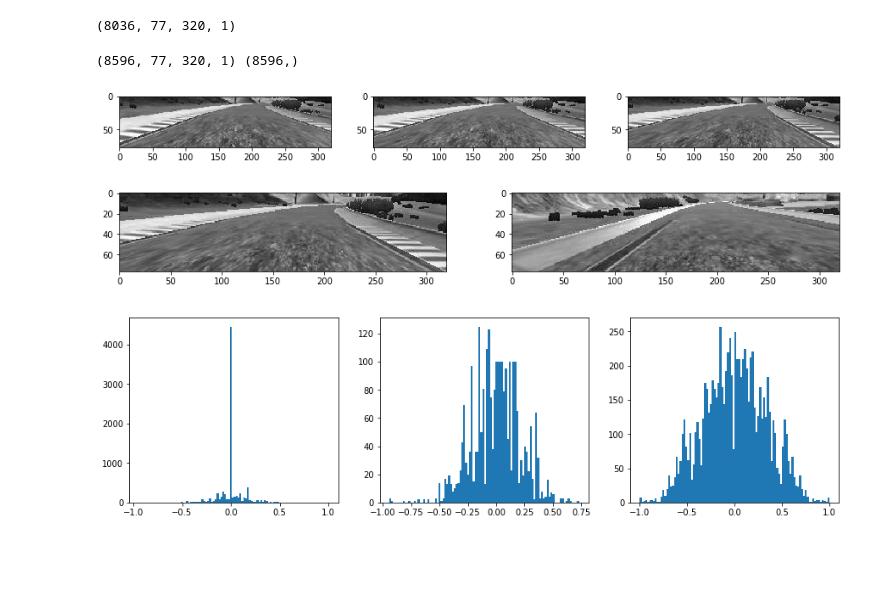
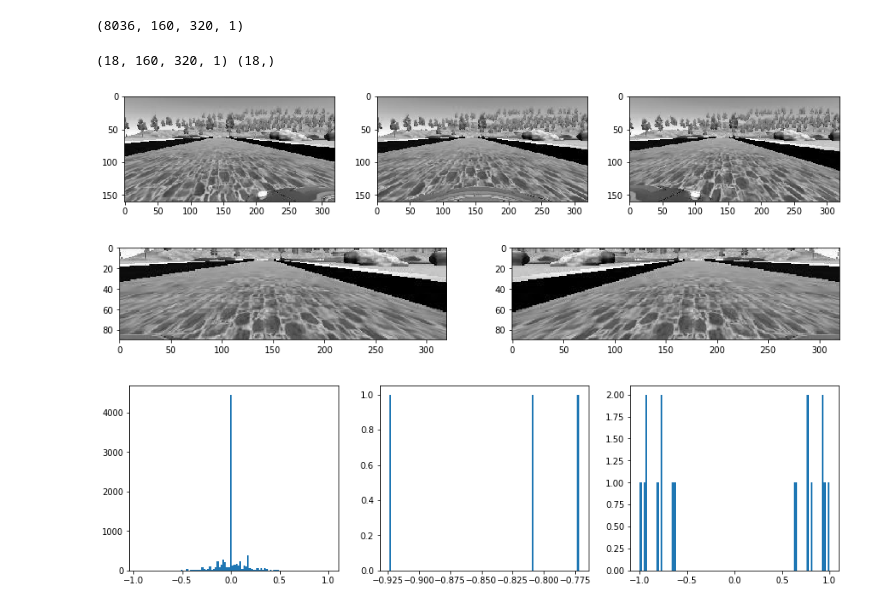
Before and after one commit to subhash/CarND-Behavioral-Cloning, a Jupyter notebook: behavioral-cloning.ipynb, the cells around one changed output. Saved outputs shown, nothing was run; the diff lists cells and outputs as text; code cells hidden in the pictures; blank space fills up the shorter version.

```diff
--- a/behavioral-cloning.ipynb
+++ b/behavioral-cloning.ipynb
@@ -7,15 +7,13 @@ import matplotlib.pyplot as plt
 
 def clipped(im):
     h, w, _ = im.shape
-    #nh, nw = (h-66)//2, (w-200)//2
-    #im = im[nh:nh+66, nw:nw+200, :]
-    im = im[h//3:h-30, :w, :]
+    im = im[50:h-20, :w, :]
     return im
 
 def extract_image(f):
     im = cv2.imread(f)
     im = cv2.cvtColor(im, cv2.COLOR_BGR2YUV)
-    im = clipped(im)
+    #im = clipped(im)
     im = im[:,:,0:1]
     return im
 
@@ -29,10 +27,10 @@ def process_db(dir):
         r = np.array([extract_image(os.path.join(dir, p)) for p in r.squeeze()])
         return l, c, r, st.squeeze().astype(np.float32)
 
-l, c, r, st = process_db('../data')
+l, c, r, st = process_db('./data')
 print(c.shape)
 # %% [output]
-(8036, 77, 320, 1)
+(8036, 160, 320, 1)
 # %%
 %matplotlib inline
 
@@ -41,20 +39,28 @@ def distribution(ar, bins=100):
     r = np.digitize(st, b)
     return r, np.bincount(r)
 
-def old_balance_data(st, c, l, r):
-    limit = 0.10
+def old_balance_data(st, c, l, r, limit=0.10, nb_normal=500,nb_extreme=2000):
     extreme = np.logical_or(st<-limit, st>limit)
     normal = np.logical_and(st>=-limit, st<=limit)
-    nb_normal = 500
-    nb_extreme = 2000
-    print(len(st[normal]), len(st[extreme]))
     bal_st = np.append(st[normal][:nb_normal], st[extreme][:nb_extreme])
     bal_c = np.append(c[normal][:nb_normal], c[extreme][:nb_extreme], axis=0)
     bal_l = np.append(l[normal][:nb_normal], l[extreme][:nb_extreme], axis=0)
     bal_r = np.append(r[normal][:nb_normal], r[extreme][:nb_extreme], axis=0)
     return bal_st, bal_c, bal_l, bal_r
 
-def balance_data(st, c, l, r, n=100, bins=100):
+def old_balance_data(st, c, l, r, limit=0.10, nb_normal=500,nb_extreme=2000):
+    extreme = np.logical_or(st<-limit, st>limit)
+    normal = np.logical_and(st>=-limit, st<=limit)
+    est, ec, el, er = st[extreme], c[extreme], l[extreme], r[extreme]
+    nst, nc, nl, nr = st[normal], c[normal], l[normal], r[normal]
+
+    bal_st = np.append(st[normal][:nb_normal], st[extreme][:nb_extreme])
+    bal_c = np.append(c[normal][:nb_normal], c[extreme][:nb_extreme], axis=0)
+    bal_l = np.append(l[normal][:nb_normal], l[extreme][:nb_extreme], axis=0)
+    bal_r = np.append(r[normal][:nb_normal], r[extreme][:nb_extreme], axis=0)
+    return bal_st, bal_c, bal_l, bal_r
+
+def balance_data(st, c, l, r, n=10, bins=1000):
     dist, _ = distribution(st)
     bal_st = np.concatenate([st[dist==rng][:n] for rng in range(bins)])
     bal_c = np.concatenate([c[dist==rng][:n, :, :, :] for rng in range(bins)])
@@ -62,41 +68,42 @@ def balance_data(st, c, l, r, n=100, bins=100):
     bal_r = np.concatenate([r[dist==rng][:n, :, :, :] for rng in range(bins)])
     return bal_st, bal_c, bal_l, bal_r
 
-bal_st, bal_c, bal_l, bal_r = balance_data(st, c, l, r, 100, 100)
+bal_st, bal_c, bal_l, bal_r = balance_data(st, c, l, r, 1, 10)
+#bal_st, bal_c, bal_l, bal_r = old_balance_data(st, c, l, r, 0.05, 1000, 2000)
 
 f = plt.figure(figsize=(15,4))
 f.add_subplot(1,3,1).imshow(bal_l[-1].squeeze(), cmap='gray')
 f.add_subplot(1,3,2).imshow(bal_c[-1].squeeze(), cmap='gray')
 f.add_subplot(1,3,3).imshow(bal_r[-1].squeeze(), cmap='gray')
 
 features = bal_c
 labels = bal_st
 
 features = np.append(features, bal_l, axis=0)
 features = np.append(features, bal_r, axis=0)
-labels = np.append(labels, bal_st+0.25, axis=0)
-labels = np.append(labels, bal_st-0.25, axis=0)
+labels = np.append(labels, bal_st+0.15, axis=0)
+labels = np.append(labels, bal_st-0.15, axis=0)
 
 flip = np.logical_or(labels<-0.5, labels>0.5)
 
 f = plt.figure(figsize=(15,4))
-f.add_subplot(1,2,1).imshow(features[-1].squeeze(), cmap='gray')
+f.add_subplot(1,2,1).imshow(clipped(features[-1]).squeeze(), cmap='gray')
 
 features = np.append(features, [np.fliplr(f) for f in features[flip]], axis=0)
 labels = np.append(labels, -labels[flip])
 
-f.add_subplot(1,2,2).imshow(features[-1].squeeze(), cmap='gray')
+f.add_subplot(1,2,2).imshow(clipped(features[-1]).squeeze(), cmap='gray')
 
 labels = np.clip(labels, -1., 1.)
 
 f = plt.figure(figsize=(15,4))
 _ = f.add_subplot(1,3,1).hist(st, 100)
 _ = f.add_subplot(1,3,2).hist(bal_st, 100)
 _ = f.add_subplot(1,3,3).hist(labels, 100)
 
 print(features.shape, labels.shape)
 # %% [output]
-(8596, 77, 320, 1) (8596,)
+(18, 160, 320, 1) (18,)
-[figure, old version]
+[figure, new version]
-[figure, old version]
+[figure, new version]
-[figure, old version]
+[figure, new version]
```
Also changed, not shown: parts of 4 cells of this notebook, 1 other file.
